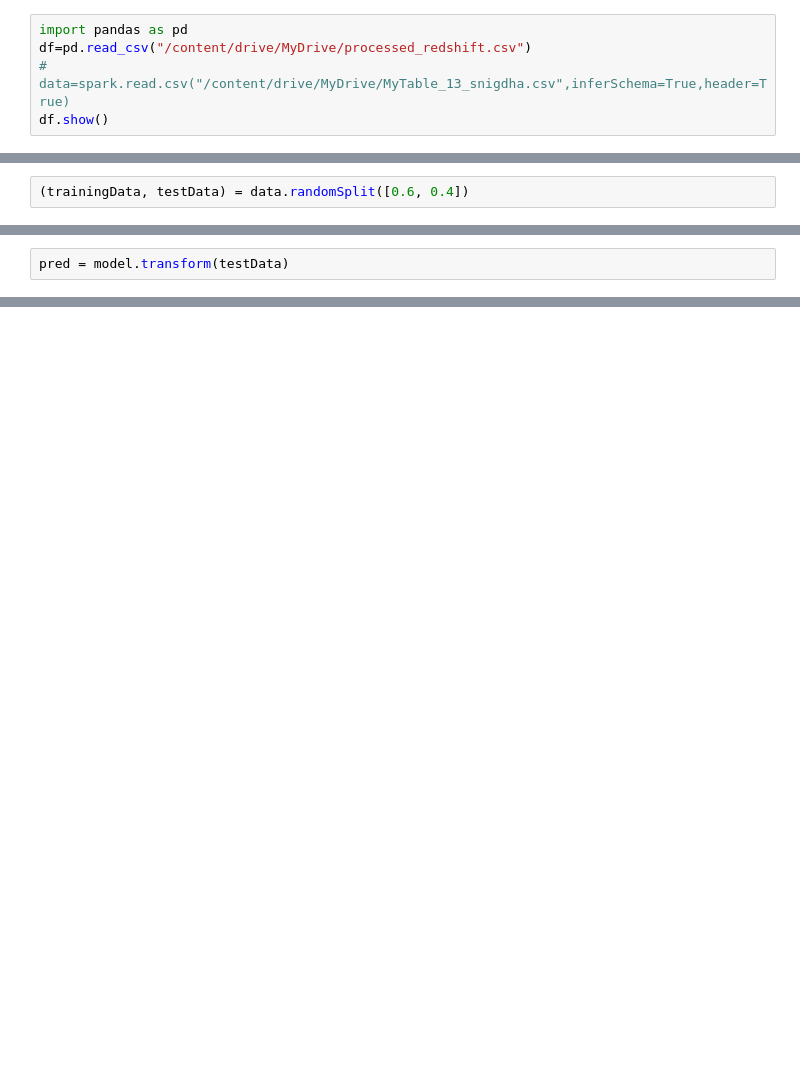
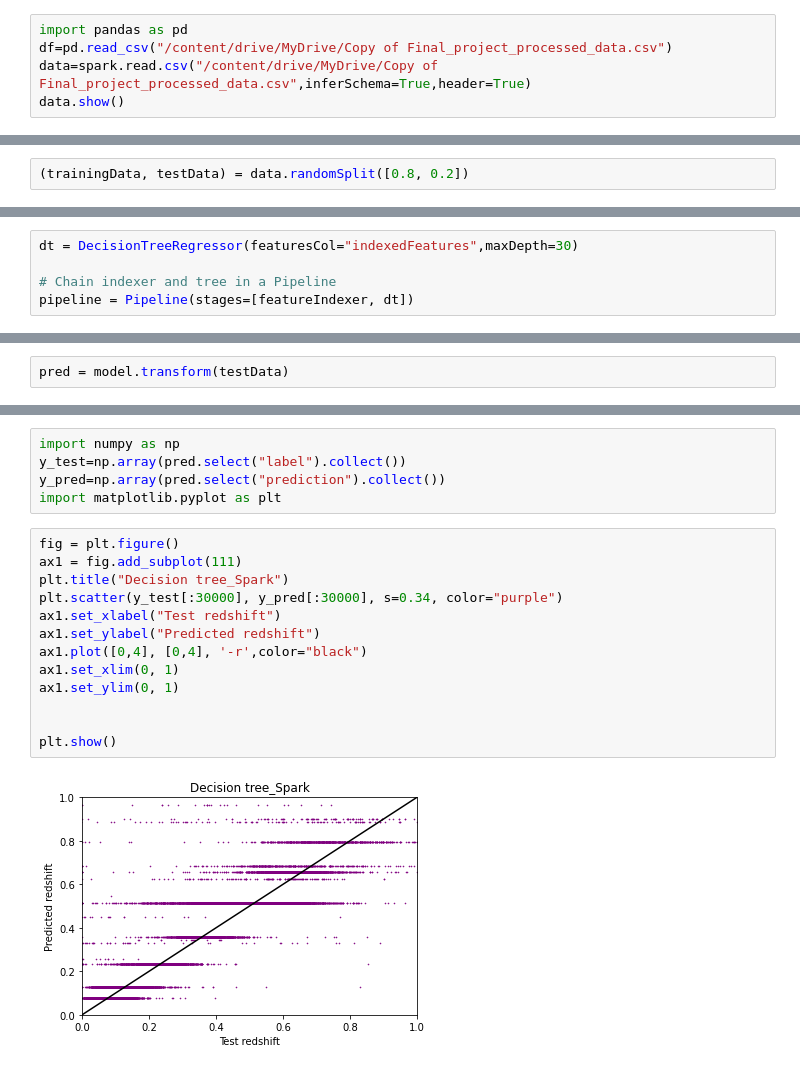
Before and after one commit to Monisha2604/Final_Year_Project, a Jupyter notebook: DT_spark.ipynb, the cells around one changed output, grey strips where cells are left out. Saved outputs shown, nothing was run; the diff lists cells and outputs as text; blank space fills up the shorter version.

```diff
--- a/DT_spark.ipynb
+++ b/DT_spark.ipynb
@@ -24,6 +24,6 @@ Drive already mounted at /content/drive; to attempt to forcibly remount, call dr
 # %%
 import pandas as pd
-df=pd.read_csv("/content/drive/MyDrive/processed_redshift.csv")
-# data=spark.read.csv("/content/drive/MyDrive/MyTable_13_snigdha.csv",inferSchema=True,header=True)
-df.show()
+df=pd.read_csv("/content/drive/MyDrive/Copy of Final_project_processed_data.csv")
+data=spark.read.csv("/content/drive/MyDrive/Copy of Final_project_processed_data.csv",inferSchema=True,header=True)
+data.show()
 # %% [output]
@@ -105,4 +114,4 @@ data.show(5,True)
 +--------------------+------------------+--------------------+
 only showing top 5 rows
 # %%
-(trainingData, testData) = data.randomSplit([0.6, 0.4])
+(trainingData, testData) = data.randomSplit([0.8, 0.2])
@@ -114,3 +118,8 @@ pipeline = Pipeline(stages=[featureIndexer, rf])
+# %%
+dt = DecisionTreeRegressor(featuresCol="indexedFeatures",maxDepth=30)
+
+# Chain indexer and tree in a Pipeline
+pipeline = Pipeline(stages=[featureIndexer, dt])
 # %%
 import time
 start_time = time.process_time()
@@ -196,0 +186,20 @@ R2 on test data = 0.59736
+# %%
+import numpy as np
+y_test=np.array(pred.select("label").collect())
+y_pred=np.array(pred.select("prediction").collect())
+import matplotlib.pyplot as plt
+# %%
+fig = plt.figure()
+ax1 = fig.add_subplot(111)
+plt.title("Decision tree_Spark")
+plt.scatter(y_test[:30000], y_pred[:30000], s=0.34, color="purple")
+ax1.set_xlabel("Test redshift")
+ax1.set_ylabel("Predicted redshift")
+ax1.plot([0,4], [0,4], '-r',color="black")
+ax1.set_xlim(0, 1)
+ax1.set_ylim(0, 1)
+
+
+plt.show()
+# %% [output]
+[figure, added]
```
Also changed, not shown: parts of 29 cells of this notebook.
